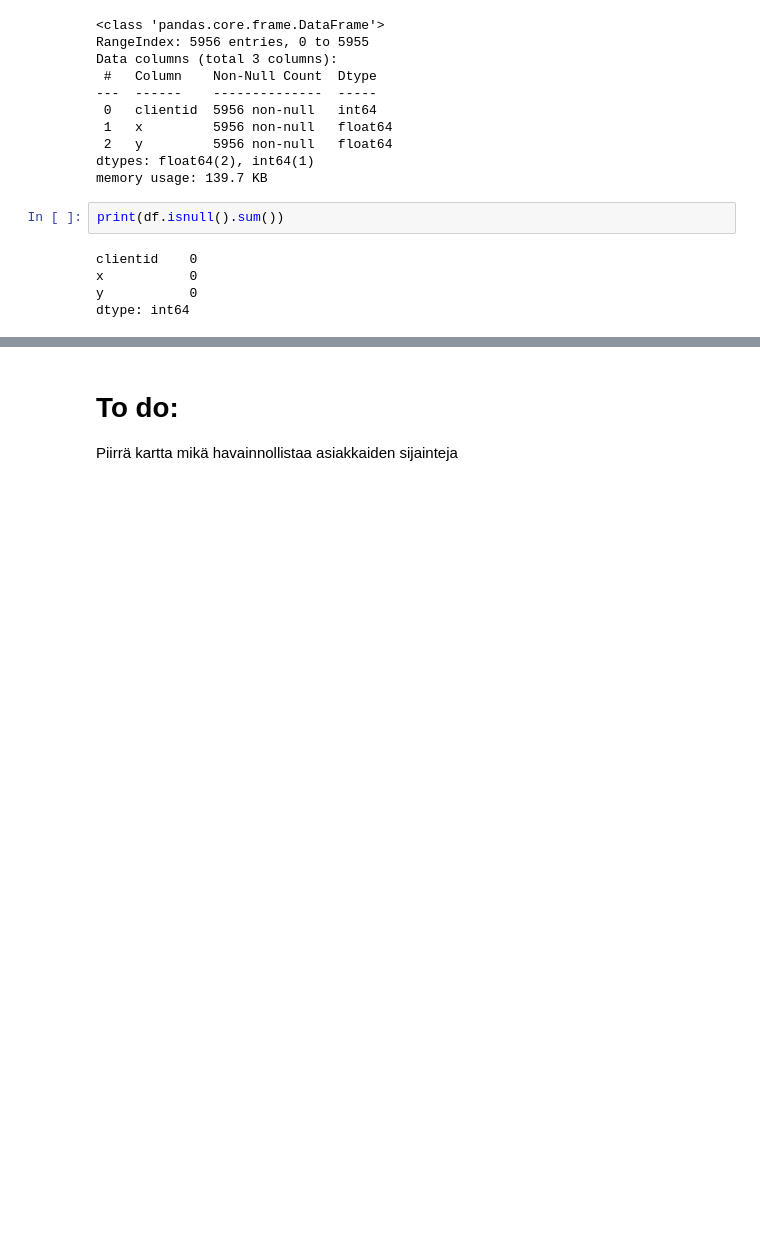
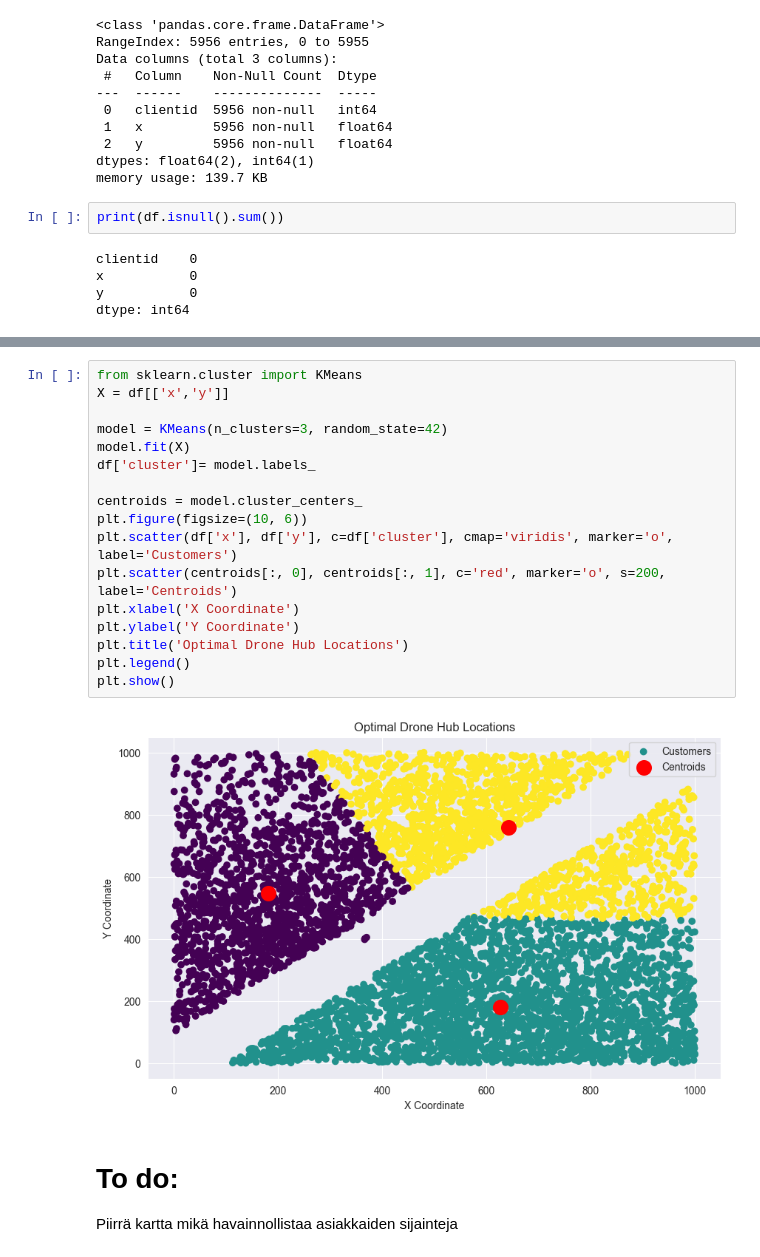
Before and after one commit to kismet85/dkkoAssignments, a Jupyter notebook: Clustering_and_Associaton_rule_mining.ipynb, the cells around one changed output, grey strips where cells are left out. Cells and saved outputs as stored; diff of their text form; blank space fills up the shorter version.

Commit message:
Scatter map

```diff
--- a/Clustering_and_Associaton_rule_mining.ipynb
+++ b/Clustering_and_Associaton_rule_mining.ipynb
@@ -70,3 +76,22 @@ dtype: int64
+# %%
+from sklearn.cluster import KMeans
+X = df[['x','y']]
+
+model = KMeans(n_clusters=3, random_state=42)
+model.fit(X)
+df['cluster']= model.labels_
+
+centroids = model.cluster_centers_
+plt.figure(figsize=(10, 6))
+plt.scatter(df['x'], df['y'], c=df['cluster'], cmap='viridis', marker='o', label='Customers')
+plt.scatter(centroids[:, 0], centroids[:, 1], c='red', marker='o', s=200, label='Centroids')
+plt.xlabel('X Coordinate')
+plt.ylabel('Y Coordinate')
+plt.title('Optimal Drone Hub Locations')
+plt.legend()
+plt.show()
+# %% [output]
+[figure, added]
 # %% [markdown]
 # To do:
 Piirrä kartta mikä havainnollistaa asiakkaiden sijainteja
```
Also changed, not shown: parts of 3 cells of this notebook.
